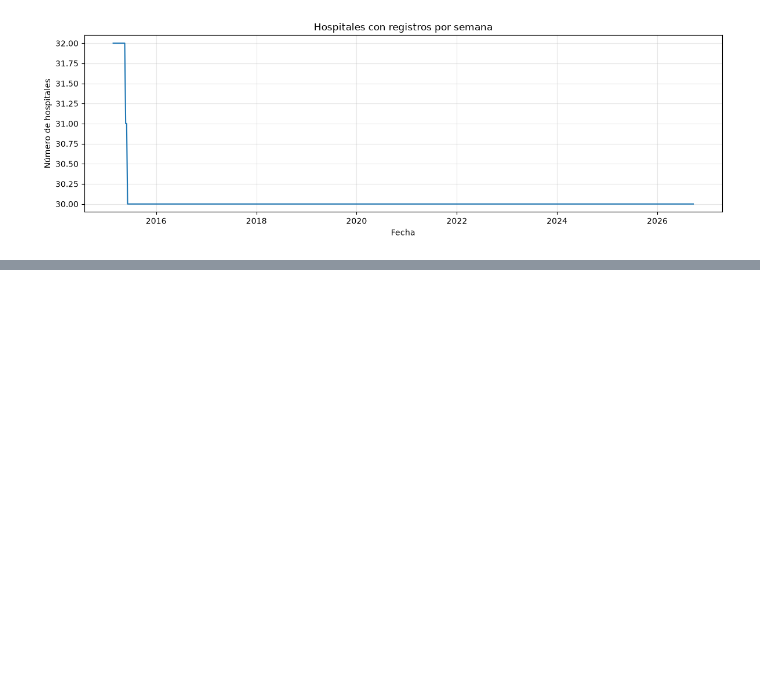
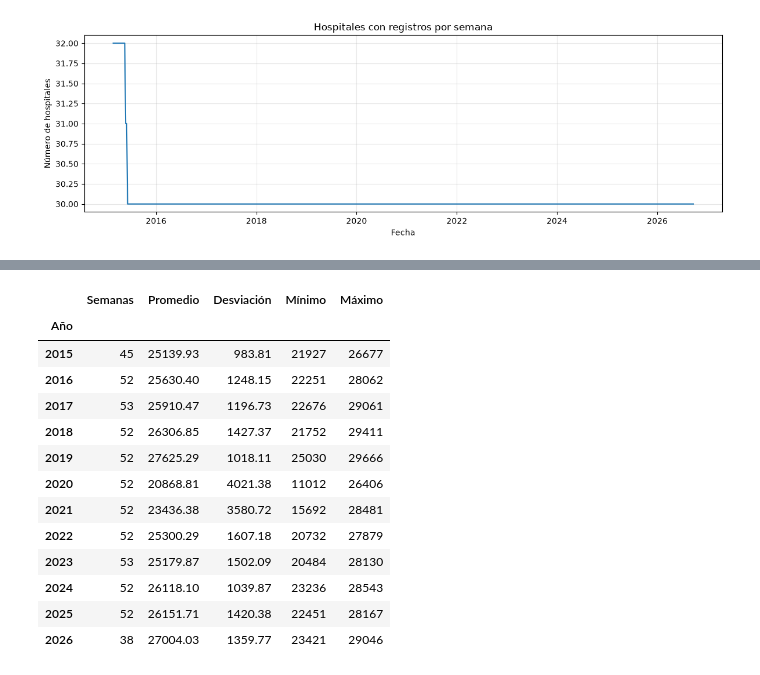
Before and after one commit to fernandatrevi/pronostico-demanda-urgencias, a Jupyter notebook: pronostico_urgencias.ipynb, the cells around one changed output, grey strips where cells are left out. Saved outputs shown, nothing was run; the diff lists cells and outputs as text; code cells hidden in the pictures; blank space fills up the shorter version.

```diff
--- a/pronostico_urgencias.ipynb
+++ b/pronostico_urgencias.ipynb
@@ -172,3 +172,18 @@ Máximo de hospitales por semana: 32
 La demanda presenta una caída pronunciada en 2020 y una recuperación posterior. El número de centros con registros disminuye de 32 a 30 al inicio de la serie y después permanece estable.
 
 La caída de 2020 no coincide con una reducción del número de centros registrados. Sin embargo, este conteo no confirma que sean siempre los mismos centros ni permite determinar la causa del cambio en la demanda.
+# %%
+
+demanda = demanda_semanal["Atenciones"]
+
+print("Resumen de atenciones semanales:")
+print(demanda.describe().round(2))
+
+cv = demanda.std() / demanda.mean() * 100
+print("\nCoeficiente de variación:", round(cv, 2), "%")
+
+print("\n5 semanas con mayor demanda:")
+print(demanda.nlargest(5))
+
+print("\n5 semanas con menor demanda:")
+print(demanda.nsmallest(5))
@@ -174,0 +216,26 @@ La caída de 2020 no coincide con una reducción del número de centros registra
+# %%
+resumen_anual = demanda.groupby(demanda.index.year).agg(
+    ["count", "mean", "std", "min", "max"]
+)
+
+resumen_anual.columns = [
+    "Semanas", "Promedio", "Desviación", "Mínimo", "Máximo"
+]
+resumen_anual.index.name = "Año"
+
+display(resumen_anual.round(2))
+# %% [output]
+|  | Semanas | Promedio | Desviación | Mínimo | Máximo |
+| Año |  |  |  |  |  |
+| 2015 | 45 | 25139.93 | 983.81 | 21927 | 26677 |
+| 2016 | 52 | 25630.40 | 1248.15 | 22251 | 28062 |
+| 2017 | 53 | 25910.47 | 1196.73 | 22676 | 29061 |
+| 2018 | 52 | 26306.85 | 1427.37 | 21752 | 29411 |
+| 2019 | 52 | 27625.29 | 1018.11 | 25030 | 29666 |
+| 2020 | 52 | 20868.81 | 4021.38 | 11012 | 26406 |
+| 2021 | 52 | 23436.38 | 3580.72 | 15692 | 28481 |
+| 2022 | 52 | 25300.29 | 1607.18 | 20732 | 27879 |
+| 2023 | 53 | 25179.87 | 1502.09 | 20484 | 28130 |
+| 2024 | 52 | 26118.10 | 1039.87 | 23236 | 28543 |
+| 2025 | 52 | 26151.71 | 1420.38 | 22451 | 28167 |
+| 2026 | 38 | 27004.03 | 1359.77 | 23421 | 29046 |
```
Also changed, not shown: parts of 5 cells of this notebook.
